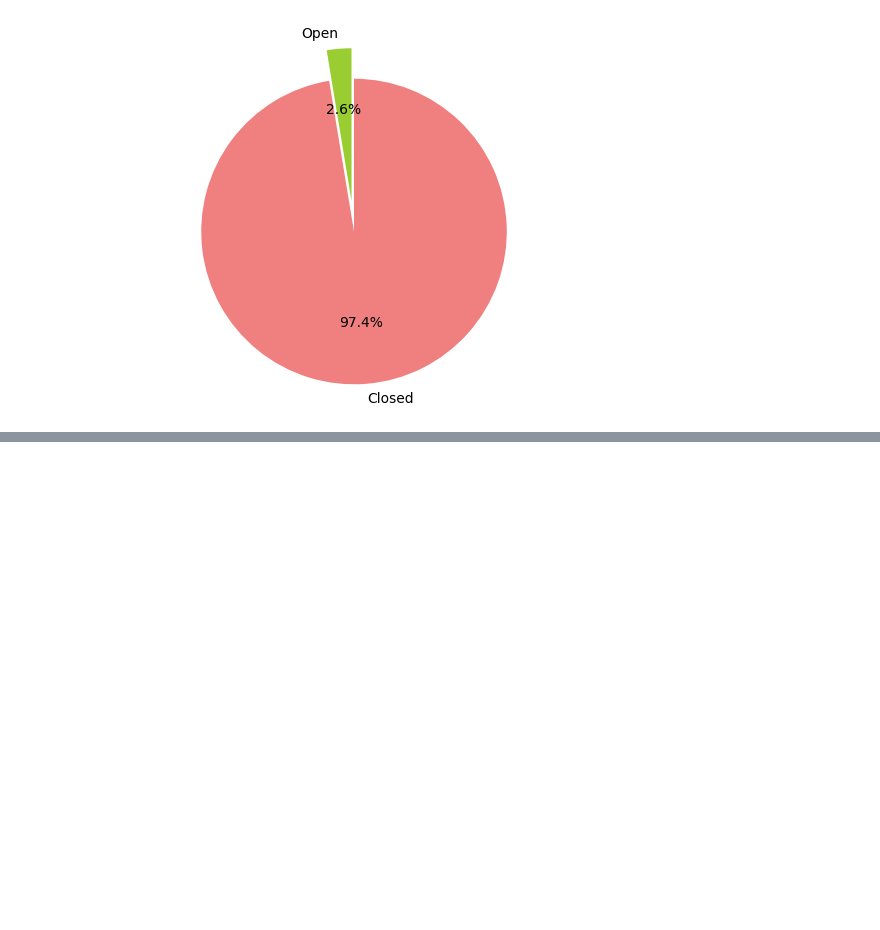
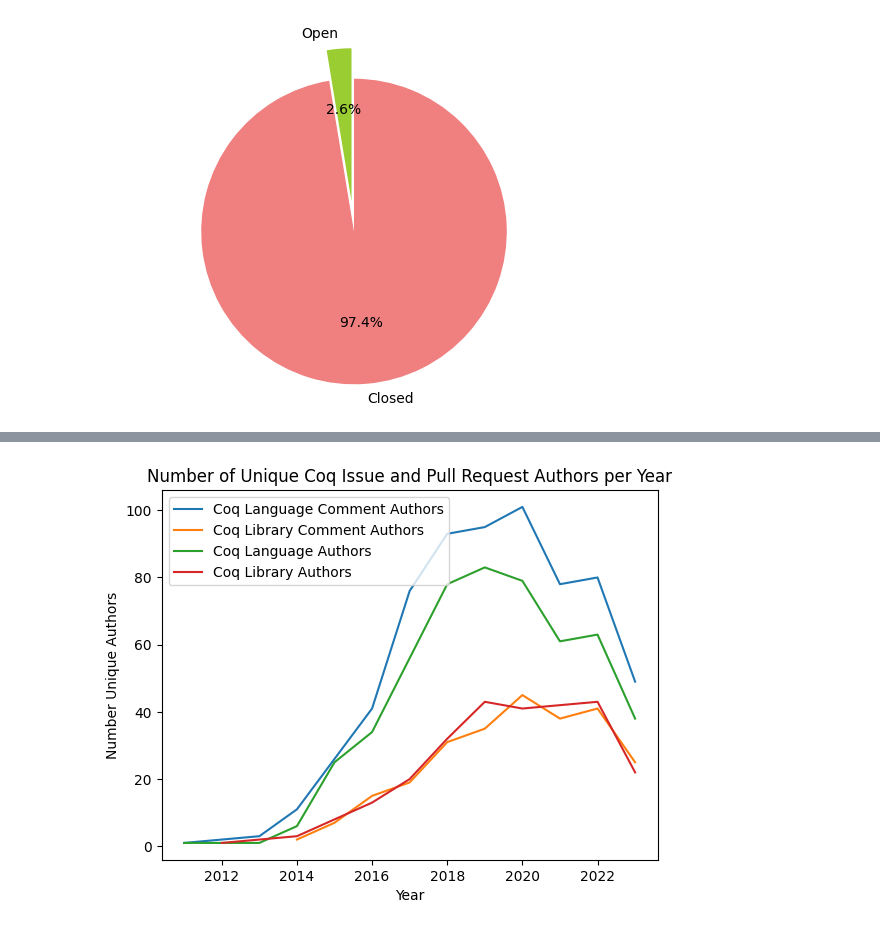
Before and after one commit to minsungc/aseproject2023, a Jupyter notebook: coq_figures.ipynb, the cells around one changed output, grey strips where cells are left out. Saved outputs shown, nothing was run; the diff lists cells and outputs as text; code cells hidden in the pictures; blank space fills up the shorter version.

```diff
--- a/coq_figures.ipynb
+++ b/coq_figures.ipynb
@@ -496,0 +580,12 @@ math-comp_Coq-Combi_Issues.json
+# %%
+ispr_comments_lang.plot(kind='line', label='Coq Language Comment Authors')
+ispr_comments_lib.plot(kind='line', label='Coq Library Comment Authors')
+ispr_lang.plot(kind='line', label='Coq Language Authors')
+ispr_lib.plot(kind='line', label='Coq Library Authors')
+plt.xlabel('Year')
+plt.ylabel('Number Unique Authors')
+plt.title('Number of Unique Coq Issue and Pull Request Authors per Year')
+plt.legend()
+plt.show()
+# %% [output]
+[figure, added]
```
Also changed, not shown: parts of 8 cells of this notebook, 4 other files.
